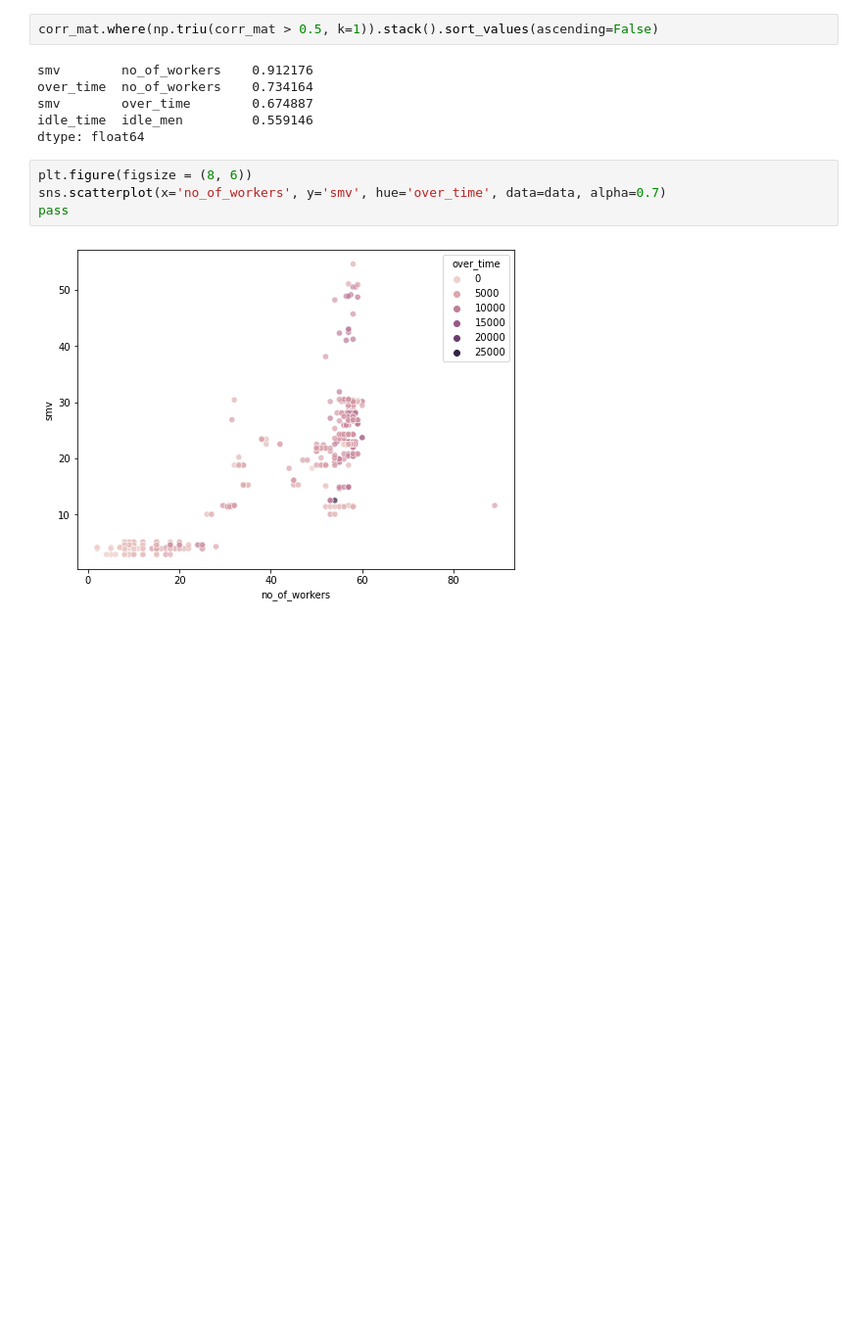
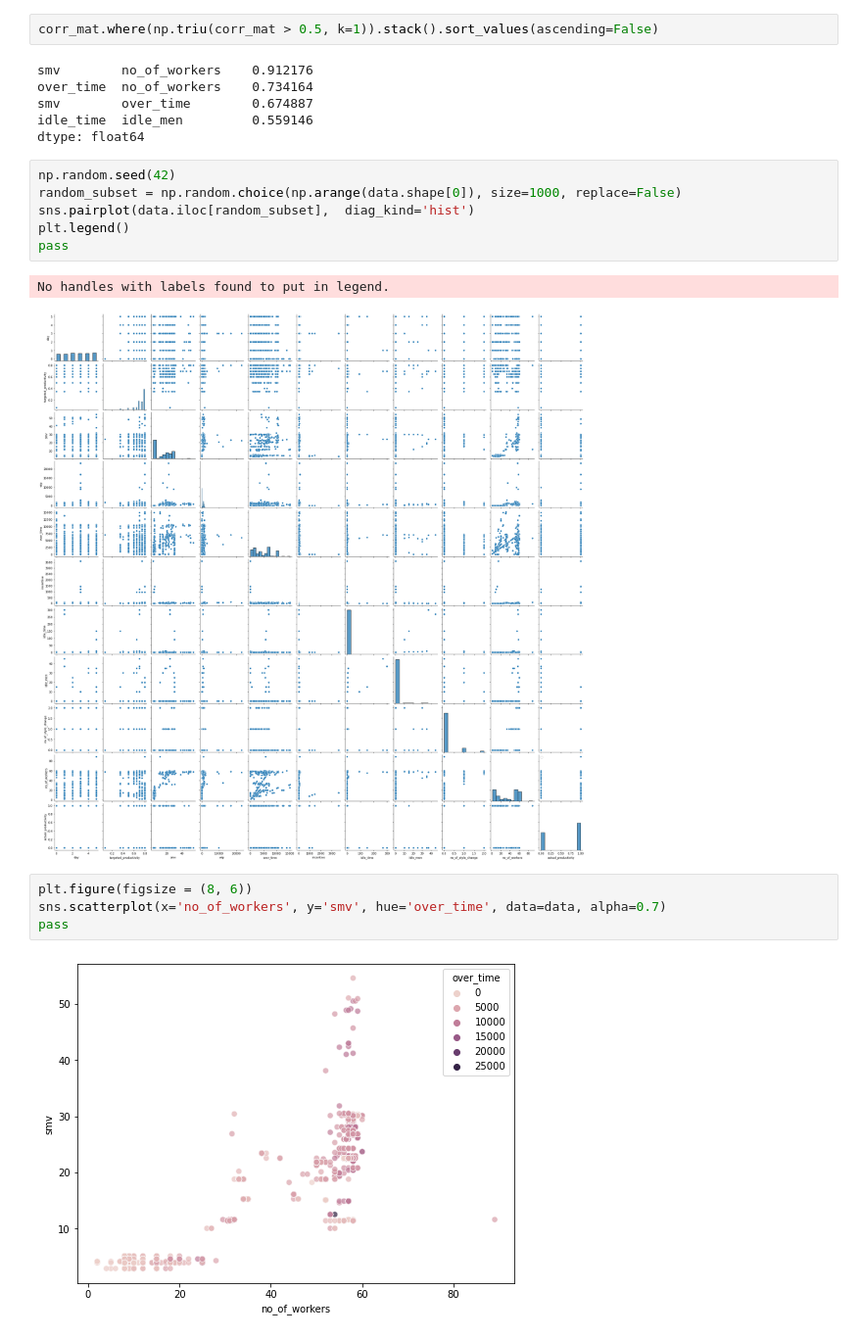
Before and after one commit to SokolovAndrey1/ML_UNN, a Jupyter notebook: hw_1.ipynb, the cells around one changed output. Shown: that part at 98% size. Saved outputs shown, nothing was run; the diff lists cells and outputs as text; blank space fills up the shorter version.

```diff
--- a/hw_1.ipynb
+++ b/hw_1.ipynb
@@ -188,6 +193,15 @@ over_time  no_of_workers    0.734164
 smv        over_time        0.674887
 idle_time  idle_men         0.559146
 dtype: float64
+# %%
+np.random.seed(42)
+random_subset = np.random.choice(np.arange(data.shape[0]), size=1000, replace=False)
+sns.pairplot(data.iloc[random_subset],  diag_kind='hist')
+plt.legend()
+pass
+# %% [output]
+No handles with labels found to put in legend.
+[figure, added]
 # %%
 plt.figure(figsize = (8, 6))
 sns.scatterplot(x='no_of_workers', y='smv', hue='over_time', data=data, alpha=0.7)
```
Also changed, not shown: parts of 9 cells of this notebook.
